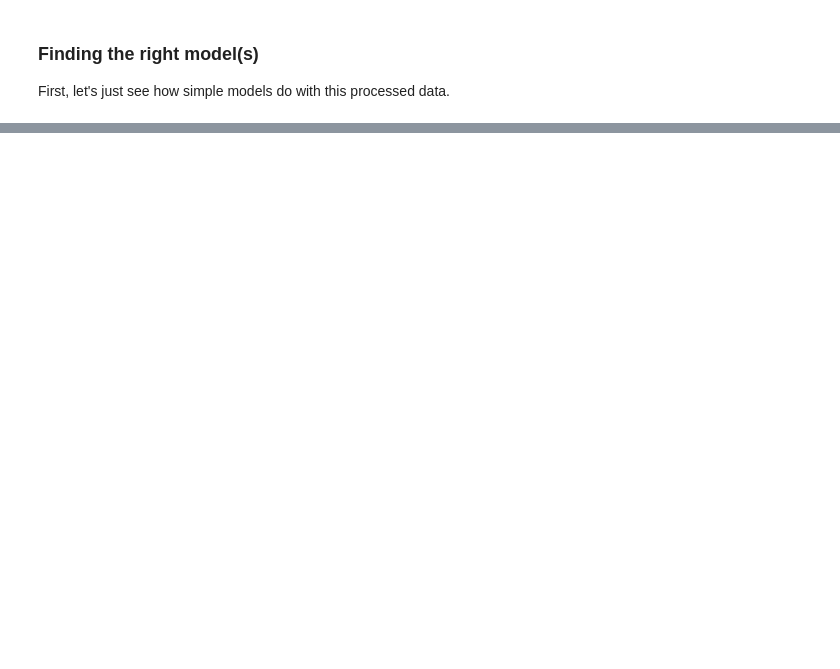
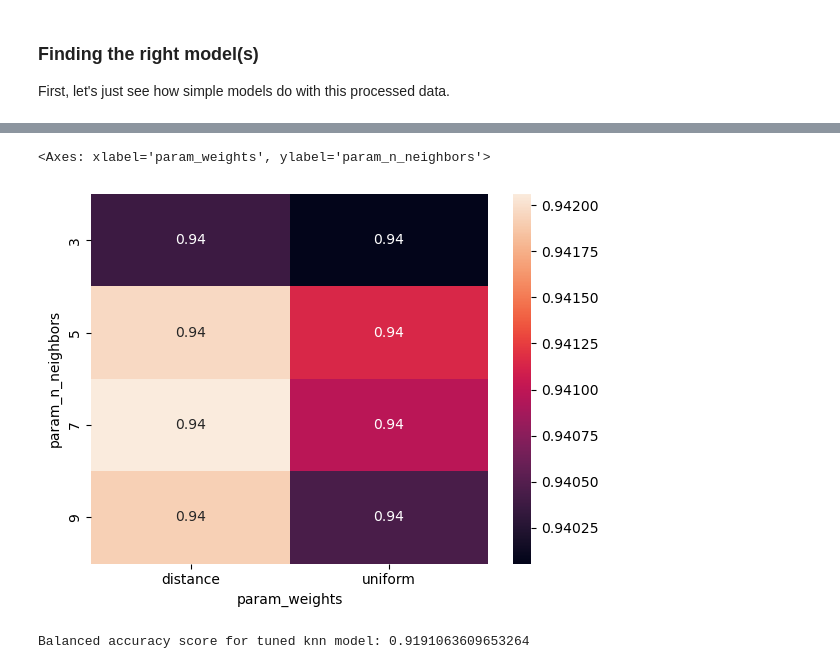
Before and after one commit to jaqueshere/kaggle-playground-stellar, a Jupyter notebook: kaggle-astro-training.ipynb, the cells around one changed output, grey strips where cells are left out. Saved outputs shown, nothing was run; the diff lists cells and outputs as text; code cells hidden in the pictures; blank space fills up the shorter version.

```diff
--- a/kaggle-astro-training.ipynb
+++ b/kaggle-astro-training.ipynb
@@ -298,0 +363,16 @@ Balanced accuracy score for fine-tuned xgb model: 0.9546667210344021
+# %%
+grid_results_df = pd.DataFrame(grid_search.cv_results_)
+
+viz_data = grid_results_df.pivot_table(index='param_n_neighbors', columns='param_weights', values='mean_test_score')
+sns.heatmap(viz_data, annot=True)
+# %% [output]
+<Axes: xlabel='param_weights', ylabel='param_n_neighbors'>
+[figure, added]
+# %%
+knn_tuned = KNeighborsClassifier(n_neighbors=7, metric='minkowski', weights="distance")
+
+knn_tuned.fit(train_X, train_y)
+val_predictions = knn_tuned.predict(val_X)
+print(f"Balanced accuracy score for tuned knn model: {balanced_accuracy_score(val_y, val_predictions)}")
+# %% [output]
+Balanced accuracy score for tuned knn model: 0.9191063609653264
```
Also changed, not shown: parts of 35 cells of this notebook, 4 other files.
